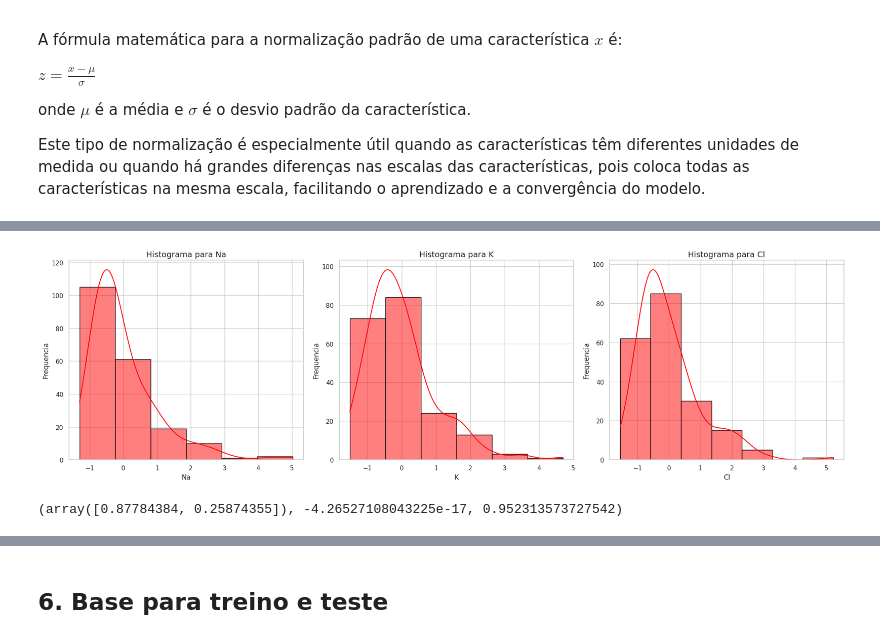
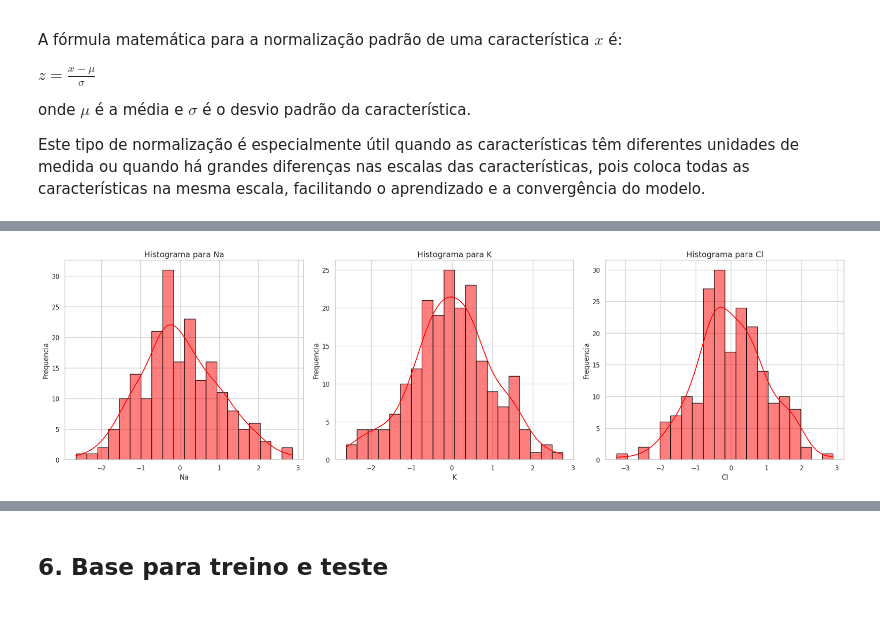
Before and after one commit to Tayco110/tcc, a Jupyter notebook: python_model/src/pre_processamento.ipynb, the cells around one changed output, grey strips where cells are left out. Drawn from its saved outputs; the diff is of its cells as text; code cells hidden in the pictures.

```diff
--- a/python_model/src/pre_processamento.ipynb
+++ b/python_model/src/pre_processamento.ipynb
@@ -112,0 +114,8 @@ plt.show()
+# %%
+dados_saida_scaled = scaler.fit_transform(dados_saida_log)
+
+mean = scaler.mean_
+var = scaler.var_
+scale = scaler.scale_
+
+print('Cloro: ', f'média = {mean[0]} /', f'escala = {scale[0]}')
@@ -112,0 +129,6 @@ plt.show()
+# %%
+dados_entrada_scaled = pd.DataFrame(dados_entrada_scaled, columns=input_data.columns)
+dados_saida_scaled = pd.DataFrame(dados_saida_scaled, columns=output_data.columns)
+# %%
+data_scaled = pd.concat([dados_entrada_scaled, dados_saida_scaled], axis=1)
+data_scaled.head()
@@ -123,7 +182,3 @@ A aplicação de um **Standard Scaler**, que normaliza os dados para terem médi
-# %%
-scaler = StandardScaler()
-data_scaled = scaler.fit_transform(data)
-data_scaled = pd.DataFrame(data_scaled, columns = data.columns)
 # %% [markdown]
 Nos dados de treinamento, foi aplicada a $\textbf{Normalização Padrão}$ $\textit{Standard Scaling}$, que é uma técnica comum de pré-processamento para dados de entrada em modelos de aprendizado de máquina. Este método é implementado pela classe $\texttt{StandardScaler}$ da biblioteca $\texttt{sklearn.preprocessing}$:
 
@@ -157,29 +223,14 @@ de forma que:
 # %%
 plt.figure(figsize=(20, 6))
 
 for i, column in enumerate(data_scaled.columns, 1):
     plt.subplot(1, len(data_scaled.columns), i)
-    sns.histplot(data_scaled[column], kde=True, color='red', binwidth=1, edgecolor='black')
+    sns.histplot(data_scaled[column], kde=True, color='red', bins=20, edgecolor='black')
     plt.title(f'Histograma para {column}', fontsize=14)
     plt.xlabel(f'{column}', fontsize=12)
     plt.ylabel('Frequencia', fontsize=12)
 
 plt.tight_layout()
 plt.show()
 # %% [output]
-[figure, old version]
+[figure, new version]
-# %%
-X = data_scaled[['Na', 'K']]
-y = data_scaled['Cl']
-
-model = LinearRegression()
-model.fit(X, y)
-
-y_pred = model.predict(X)
-r_squared = r2_score(y, y_pred)
-
-coefficients = model.coef_
-intercept = model.intercept_
-coefficients, intercept, r_squared
-# %% [output]
-(array([0.87784384, 0.25874355]), -4.26527108043225e-17, 0.952313573727542)
```
Also changed, not shown: parts of 21 cells of this notebook, 6 other files.
